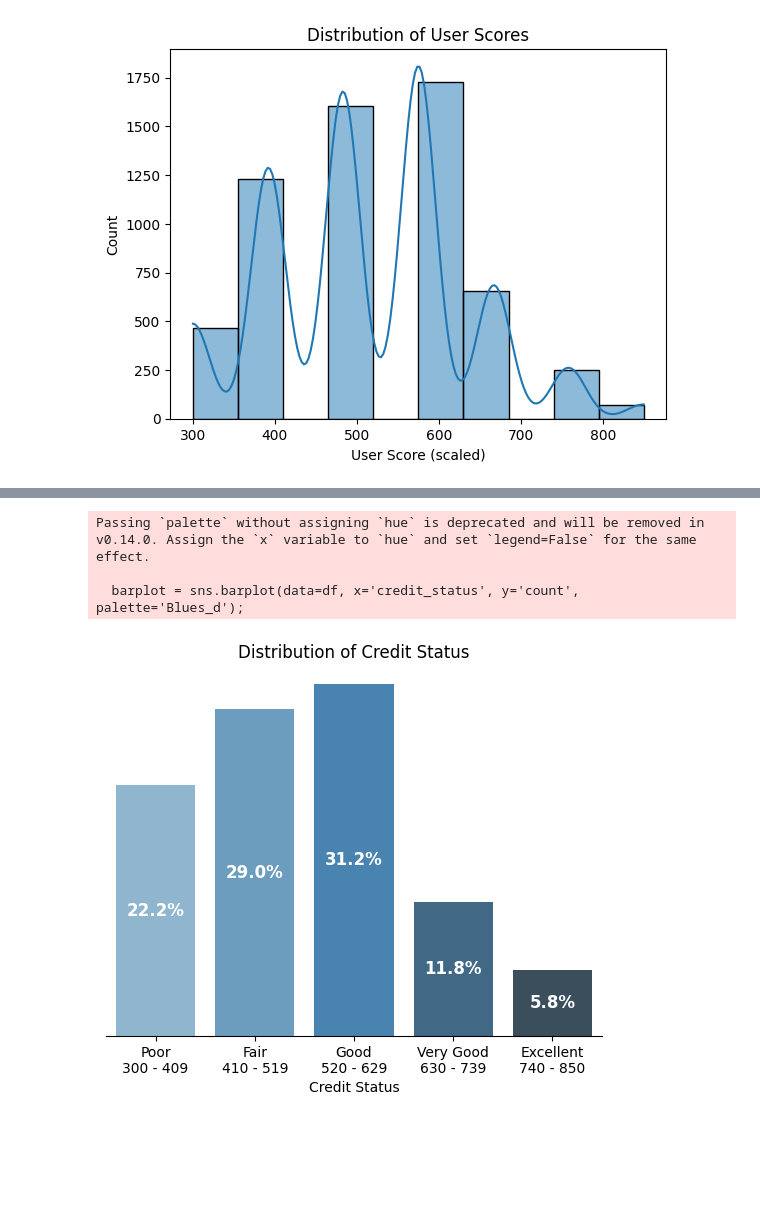
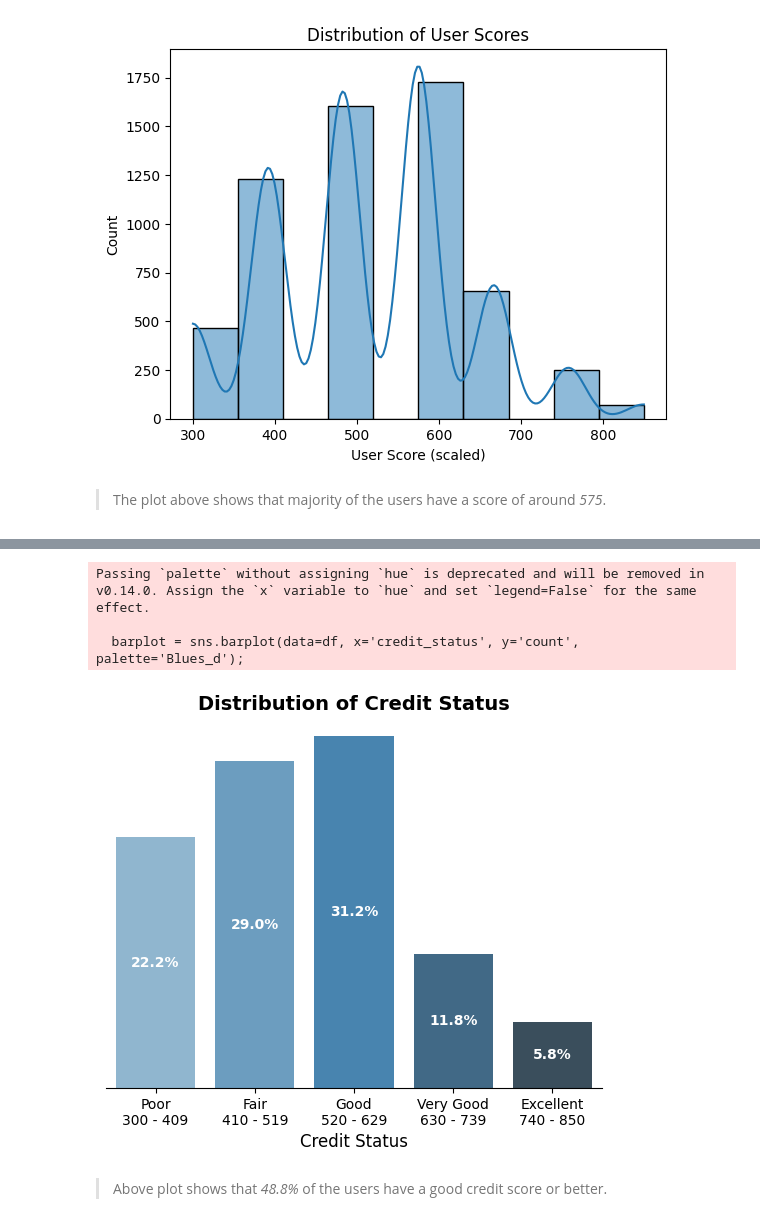
Before and after one commit to AduragbemiOyinlola/greensols, a Jupyter notebook: greensol_credit_scoring_assessment.ipynb, the cells around one changed output, grey strips where cells are left out. Saved outputs shown, nothing was run; the diff lists cells and outputs as text; code cells hidden in the pictures; blank space fills up the shorter version.

```diff
--- a/greensol_credit_scoring_assessment.ipynb
+++ b/greensol_credit_scoring_assessment.ipynb
@@ -508,6 +510,8 @@ plt.title("Distribution of User Scores")
 plt.xlabel("User Score (scaled)");
 # %% [output]
 [figure]
+# %% [markdown]
+> The plot above shows that majority of the users have a score of around *575*.
 # %%
 clean_df['credit_status'] = pd.cut(clean_df['norm_score'],
                                    bins=[300, 410, 520, 630, 740, 850],
@@ -523,32 +527,33 @@ clean_df.head(3)
 # %%
 data = {
     'credit_status': ['Poor\n300 - 409', 'Fair\n410 - 519',
                         'Good\n520 - 629', 'Very Good\n630 - 739', 'Excellent\n740 - 850'],
     'count': [1231, 1605, 1730, 655, 320]
 }
 df = pd.DataFrame(data)
 
 # Calculate percentages
 df['percent'] = df['count'] / df['count'].sum() * 100
 
 
 barplot = sns.barplot(data=df, x='credit_status', y='count', palette='Blues_d');
 
 # Add percentage labels inside the bars
 for index, row in df.iterrows():
     barplot.text(index, row['count'] / 2, f"{row['percent']:.1f}%",
-                 color='white', ha='center', va='center', fontsize=12, fontweight='bold')
+                 color='white', ha='center', va='center', fontsize=10, fontweight='bold')
 
 # Add axis labels and title
-barplot.set_xlabel("Credit Status")
-barplot.set_ylabel("Count")
-barplot.set_title("Distribution of Credit Status")
+barplot.set_xlabel("Credit Status", fontsize=12)
+barplot.set_title("Distribution of Credit Status", fontweight='bold', fontsize=14)
 
 barplot.get_yaxis().set_visible(False) # Hide y-axis
 
 sns.despine(left=True);
 # %% [output]
 Passing `palette` without assigning `hue` is deprecated and will be removed in v0.14.0. Assign the `x` variable to `hue` and set `legend=False` for the same effect.
 
   barplot = sns.barplot(data=df, x='credit_status', y='count', palette='Blues_d');
-[figure, old version]
+[figure, new version]
+# %% [markdown]
+> Above plot shows that *48.8%* of the users have a good credit score or better.
```
Also changed, not shown: parts of 3 cells of this notebook.
